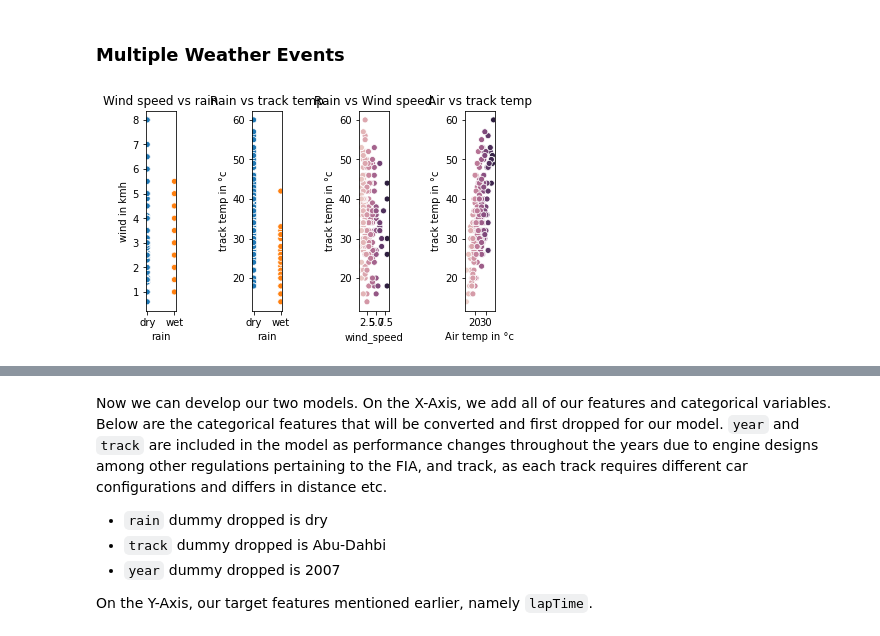
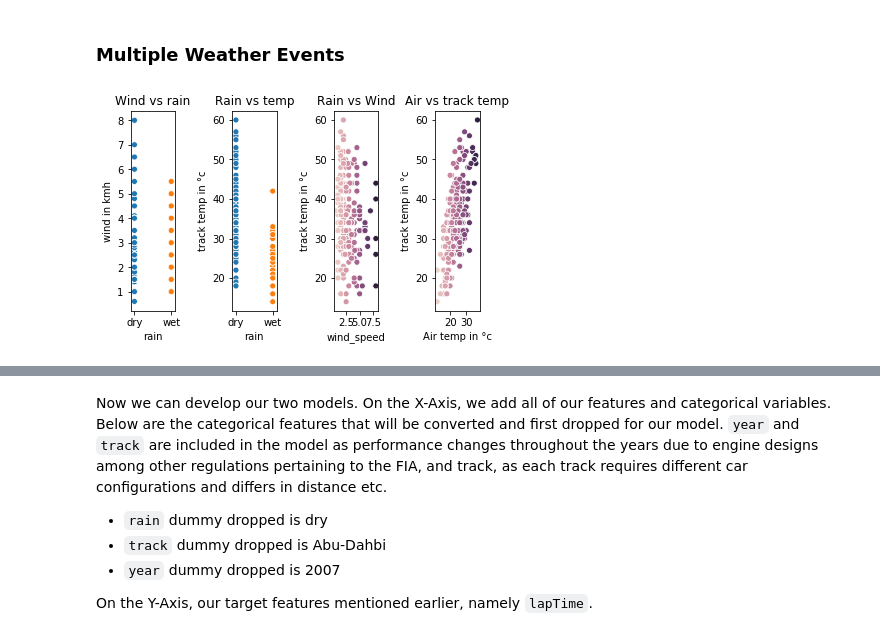
Before and after one commit to floeck/f1-weather-analysis, a Jupyter notebook: notebooks/V10FTW_Project.ipynb, the cells around one changed output, grey strips where cells are left out. Cells and saved outputs as stored; diff of their text form; code cells hidden in the pictures.

```diff
--- a/notebooks/V10FTW_Project.ipynb
+++ b/notebooks/V10FTW_Project.ipynb
@@ -537,21 +429,0 @@ In the above we have seperated Monaco due to its unique lower average wind speed
-# %%
-#Figure setup
-fig = plt.figure()
-ax1 = fig.add_subplot(121)
-sns.lineplot(x="wind_speed",y="lapTime",data=sepang)
-sns.lineplot(x="wind_speed",y="lapTime",data=silverstone)
-sns.lineplot(x="wind_speed",y="lapTime",data=interlagos)
-plt.title('Wind speed vs. Fastest lap times')
-plt.xlabel('Wind speed in kmh')
-plt.ylabel('Fastest lap time in ms')
-
-ax2 = fig.add_subplot(122)
-sns.lineplot(x="wind_speed",y="lapAverageSpeed",data=sepang,label='Sepang')
-sns.lineplot(x="wind_speed",y="lapAverageSpeed",data=silverstone,label='Silverstone')
-sns.lineplot(x="wind_speed",y="lapAverageSpeed",data=interlagos,label='Interlagos')
-plt.title('Wind speed vs. Average lap speeds')
-plt.xlabel('Wind speed in kmh')
-plt.ylabel('Average lap speed in kmh')
-plt.tight_layout(pad=2, w_pad=2, h_pad=1)
-ax2.legend(loc='best',frameon=False)
-plt.show()
@@ -565,28 +431,20 @@ To investigate further, we will now look at the likelyhood of having multiple in
 ### Multiple Weather Events
 # %%
 # create scatterplot
-
 fig = plt.figure()
-ax1 = fig.add_subplot(141)
-ax2 = fig.add_subplot(142)
-ax3 = fig.add_subplot(143)
-ax4 = fig.add_subplot(144)
+ax1 = fig.add_subplot(141); ax2 = fig.add_subplot(142); ax3 = fig.add_subplot(143); ax4 = fig.add_subplot(144)
 rain_wind = sns.scatterplot(df['rain'], df['wind_speed'], hue=df['rain'],ax=ax1)
-rain_wind.set(title='Wind speed vs rain',ylabel='wind in kmh')
+rain_wind.set(title='Wind vs rain',ylabel='wind in kmh')
 rain_temp = sns.scatterplot(df['rain'], df['track_temp'], hue=df['rain'],ax=ax2)
-rain_temp.set(title='Rain vs track temp',ylabel='track temp in \N{DEGREE SIGN}c')
+rain_temp.set(title='Rain vs temp',ylabel='track temp in \N{DEGREE SIGN}c')
 wind_temp = sns.scatterplot(df['wind_speed'], df['track_temp'], hue=df['wind_speed'],ax=ax3)
-wind_temp.set(title='Rain vs Wind speed',ylabel='track temp in \N{DEGREE SIGN}c')
+wind_temp.set(title='Rain vs Wind',ylabel='track temp in \N{DEGREE SIGN}c')
 air_tracktemp = sns.scatterplot(df['temp'],df['track_temp'], hue=df['temp'],ax=ax4)
 air_tracktemp.set(title='Air vs track temp',ylabel="track temp in \N{DEGREE SIGN}c", xlabel="Air temp in \N{DEGREE SIGN}c")
-ax1.get_legend().remove()
-ax2.get_legend().remove()
-ax3.get_legend().remove()
-ax4.get_legend().remove()
-plt.tight_layout(pad=2, w_pad=2, h_pad=1)
-plt.show();
+ax1.get_legend().remove(); ax2.get_legend().remove(); ax3.get_legend().remove(); ax4.get_legend().remove()
+plt.tight_layout(pad=2, w_pad=2, h_pad=1); plt.show();
 # %% [output]
-[figure, old version]
+[figure, new version]
 # %% [markdown]
 Thanks to the above, we can conclude that wind and rain, and wind and temperature are independent from one another. However, it seems that for the majority, higher recorded track temps are commonly on dry days.
 This also provides us backup in regards to not including other factors in our data. Such as the 4th graph showing track vs air temperature being very closely related, where an increase in air temp results in an increase of recorded track temperatures.
```
Also changed, not shown: parts of 77 cells of this notebook.
